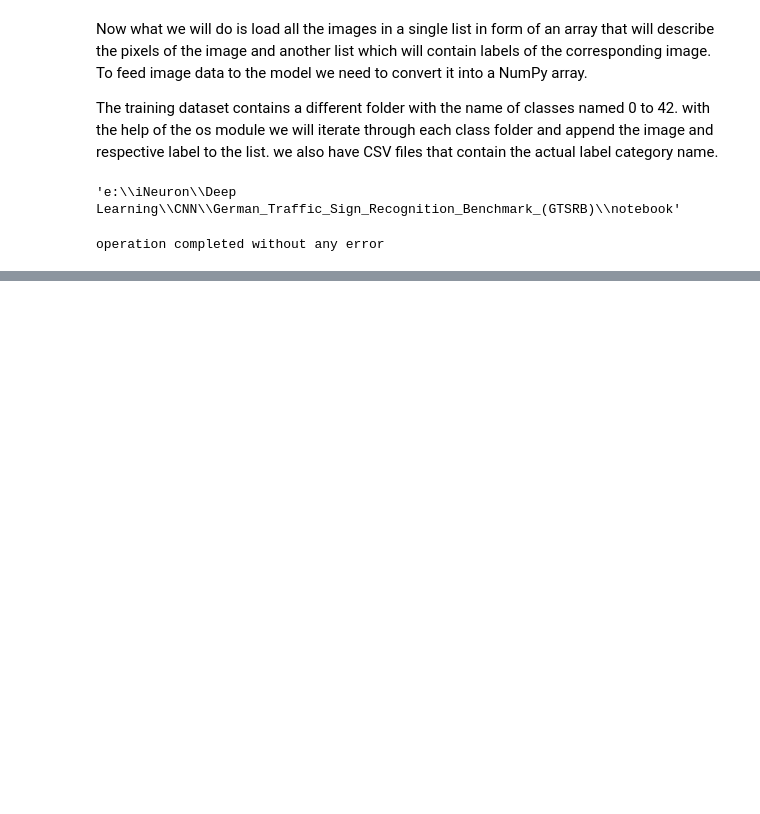
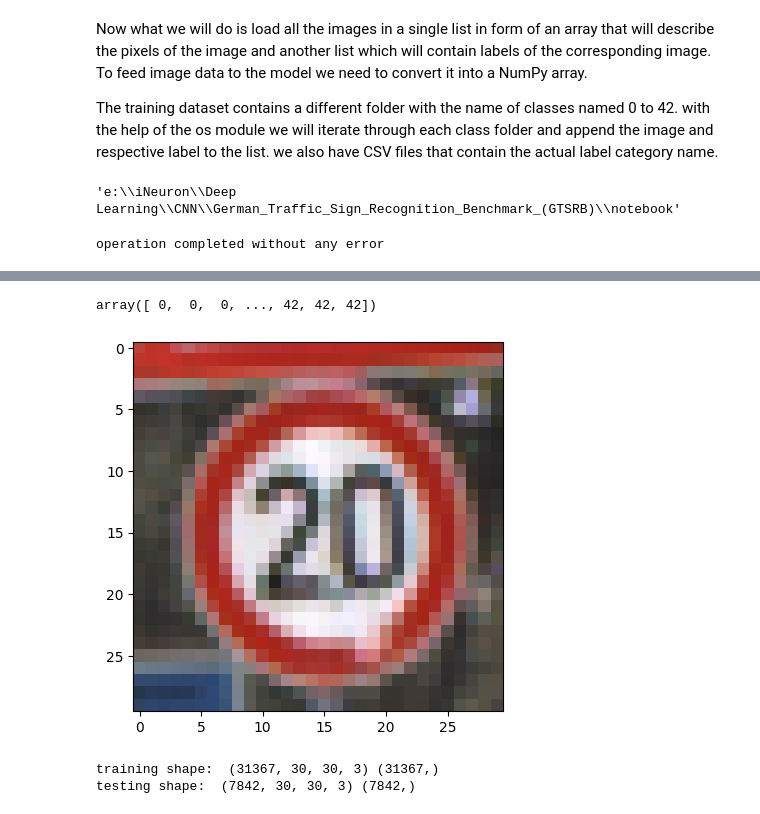
Before and after one commit to Akshay-Paunikar/German_Traffic_Sign_Recognition_Benchmark_GTSRB_CNN_PROJECT, a Jupyter notebook: notebook/GTSRB_CNN_Project.ipynb, the cells around one changed output, grey strips where cells are left out. Drawn from its saved outputs; the diff is of its cells as text; code cells hidden in the pictures; blank space fills up the shorter version.

```diff
--- a/notebook/GTSRB_CNN_Project.ipynb
+++ b/notebook/GTSRB_CNN_Project.ipynb
@@ -61,0 +75,25 @@ i
+# %%
+labels
+# %% [output]
+array([ 0,  0,  0, ..., 42, 42, 42])
+# %%
+# explore a sample image
+path = "E:/iNeuron/Deep Learning/CNN/German_Traffic_Sign_Recognition_Benchmark_(GTSRB)/notebook/Datasets/Train/0/00000_00000_00020.png"
+img = Image.open(path)
+img = img.resize((30,30))
+sr = np.array(img)
+plt.imshow(img)
+plt.show()
+# %% [output]
+[figure, added]
+# %%
+# Split Dataset into train and test
+from sklearn.model_selection import train_test_split
+x_train, x_test, y_train, y_test = train_test_split(data, labels, test_size=0.2, random_state=42)
+print("training shape: ",x_train.shape, y_train.shape)
+print("testing shape: ",x_test.shape, y_test.shape)
+y_train = to_categorical(y_train, 43)
+y_test = to_categorical(y_test, 43)
+# %% [output]
+training shape:  (31367, 30, 30, 3) (31367,)
+testing shape:  (7842, 30, 30, 3) (7842,)
```
Also changed, not shown: parts of 11 cells of this notebook, 1 other file.
